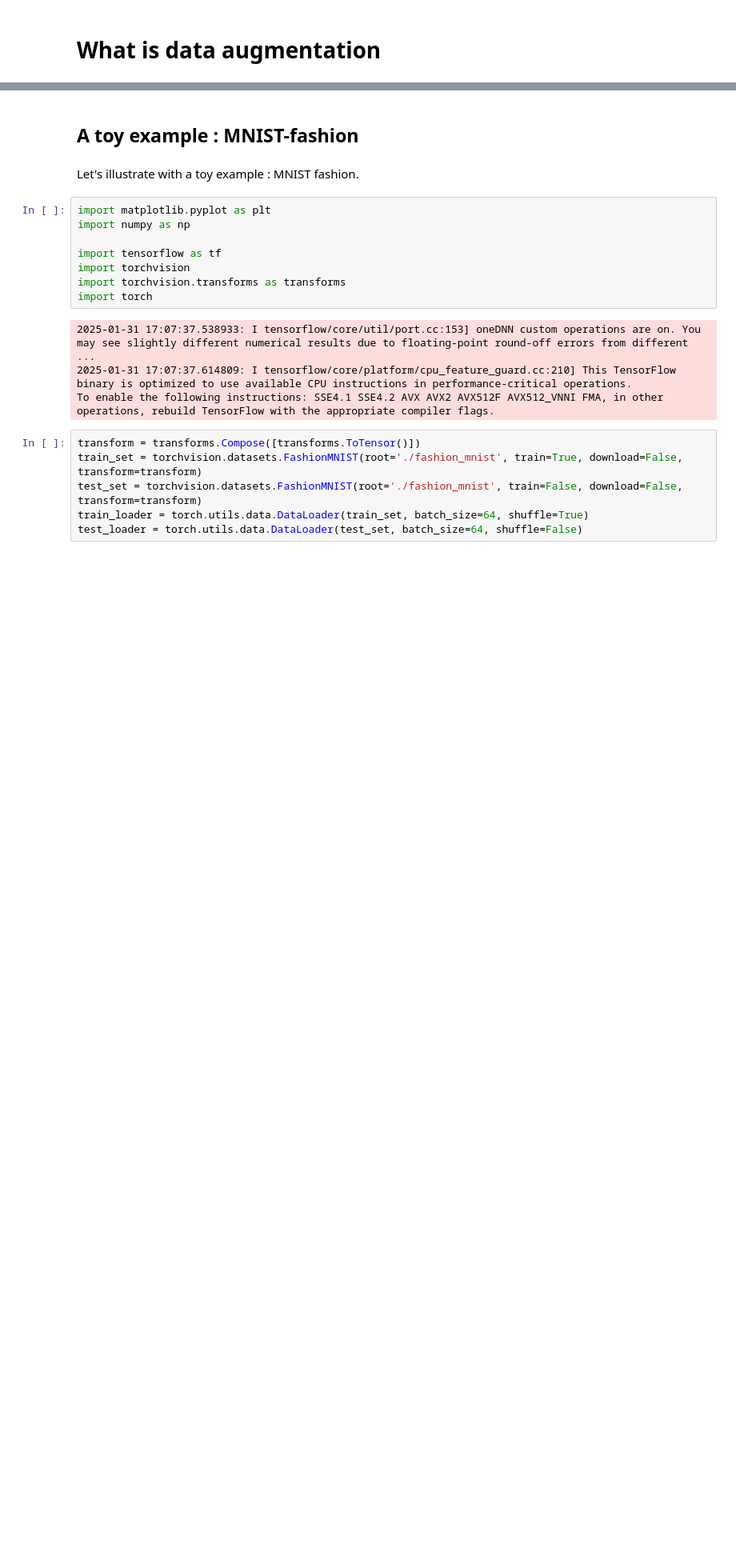
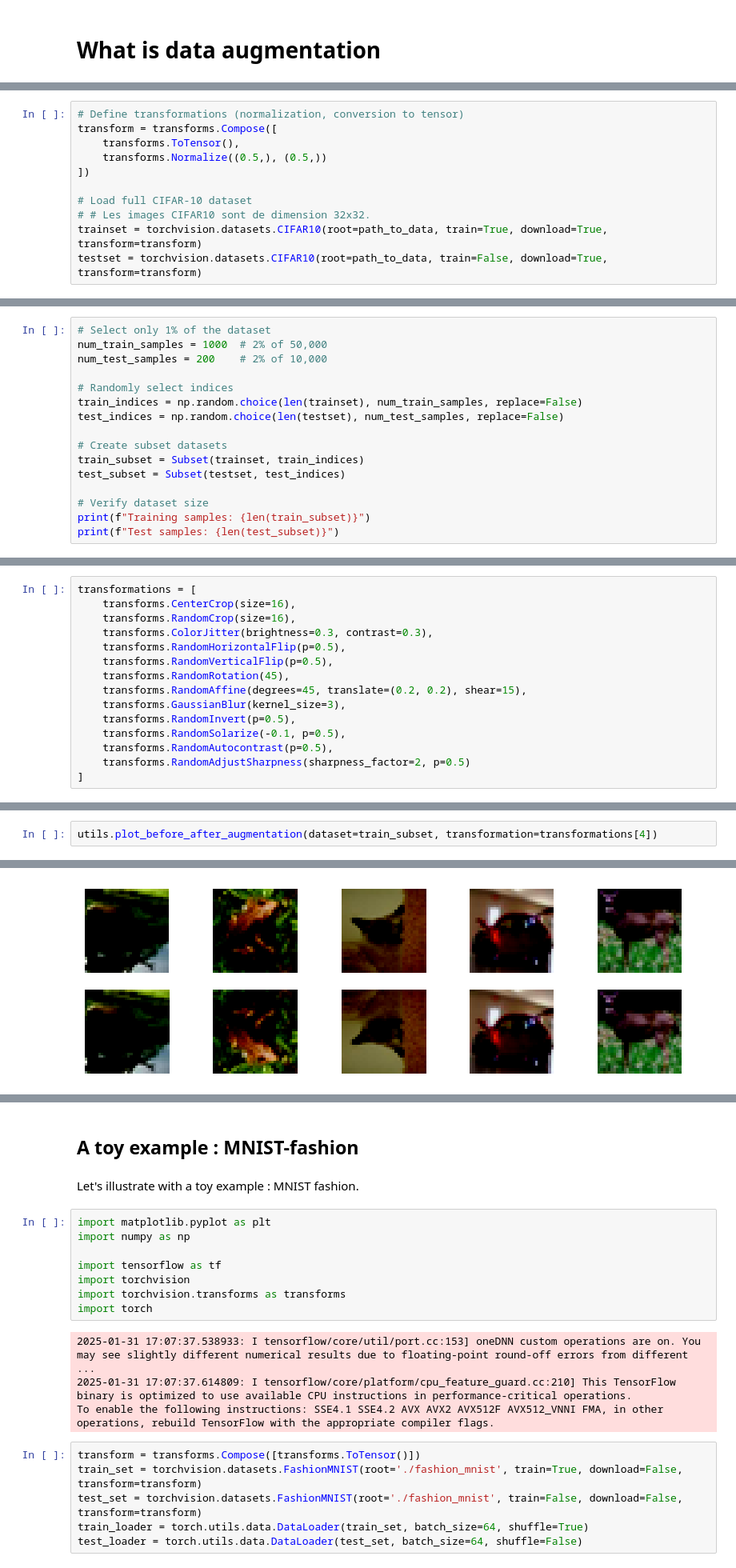
Before and after one commit to fga-0/automating_data_augmentation, a Jupyter notebook: Automating_the_art_of_data_augmentation.ipynb, the cells around one changed output, grey strips where cells are left out. Shown at 80% size. Drawn from its saved outputs; the diff is of its cells as text; blank space fills up the shorter version.

Commit message:
Update : load cifar10 data for the main script, implements utils functions

```diff
--- a/Automating_the_art_of_data_augmentation.ipynb
+++ b/Automating_the_art_of_data_augmentation.ipynb
@@ -14,0 +60,11 @@ However, one should be aware that augmenting a dataset requires precautions.
+# %%
+# Define transformations (normalization, conversion to tensor)
+transform = transforms.Compose([
+    transforms.ToTensor(),
+    transforms.Normalize((0.5,), (0.5,))
+])
+
+# Load full CIFAR-10 dataset
+# # Les images CIFAR10 sont de dimension 32x32.
+trainset = torchvision.datasets.CIFAR10(root=path_to_data, train=True, download=True, transform=transform)
+testset = torchvision.datasets.CIFAR10(root=path_to_data, train=False, download=True, transform=transform)
@@ -14,0 +74,16 @@ However, one should be aware that augmenting a dataset requires precautions.
+# %%
+# Select only 1% of the dataset
+num_train_samples = 1000  # 2% of 50,000
+num_test_samples = 200    # 2% of 10,000
+
+# Randomly select indices
+train_indices = np.random.choice(len(trainset), num_train_samples, replace=False)
+test_indices = np.random.choice(len(testset), num_test_samples, replace=False)
+
+# Create subset datasets
+train_subset = Subset(trainset, train_indices)
+test_subset = Subset(testset, test_indices)
+
+# Verify dataset size
+print(f"Training samples: {len(train_subset)}")
+print(f"Test samples: {len(test_subset)}")
@@ -14,0 +99,15 @@ However, one should be aware that augmenting a dataset requires precautions.
+# %%
+transformations = [
+    transforms.CenterCrop(size=16),
+    transforms.RandomCrop(size=16),
+    transforms.ColorJitter(brightness=0.3, contrast=0.3),
+    transforms.RandomHorizontalFlip(p=0.5),
+    transforms.RandomVerticalFlip(p=0.5),
+    transforms.RandomRotation(45),
+    transforms.RandomAffine(degrees=45, translate=(0.2, 0.2), shear=15),
+    transforms.GaussianBlur(kernel_size=3),
+    transforms.RandomInvert(p=0.5),
+    transforms.RandomSolarize(-0.1, p=0.5),
+    transforms.RandomAutocontrast(p=0.5),
+    transforms.RandomAdjustSharpness(sharpness_factor=2, p=0.5)
+]
@@ -14,0 +123,3 @@ However, one should be aware that augmenting a dataset requires precautions.
+# %%
+utils.plot_before_after_augmentation(dataset=train_subset, transformation=transformations[4])
+# %% [output]
@@ -14,0 +136 @@ However, one should be aware that augmenting a dataset requires precautions.
+[figure, added]
```
Also changed, not shown: parts of 28 cells of this notebook, 4 other files.
